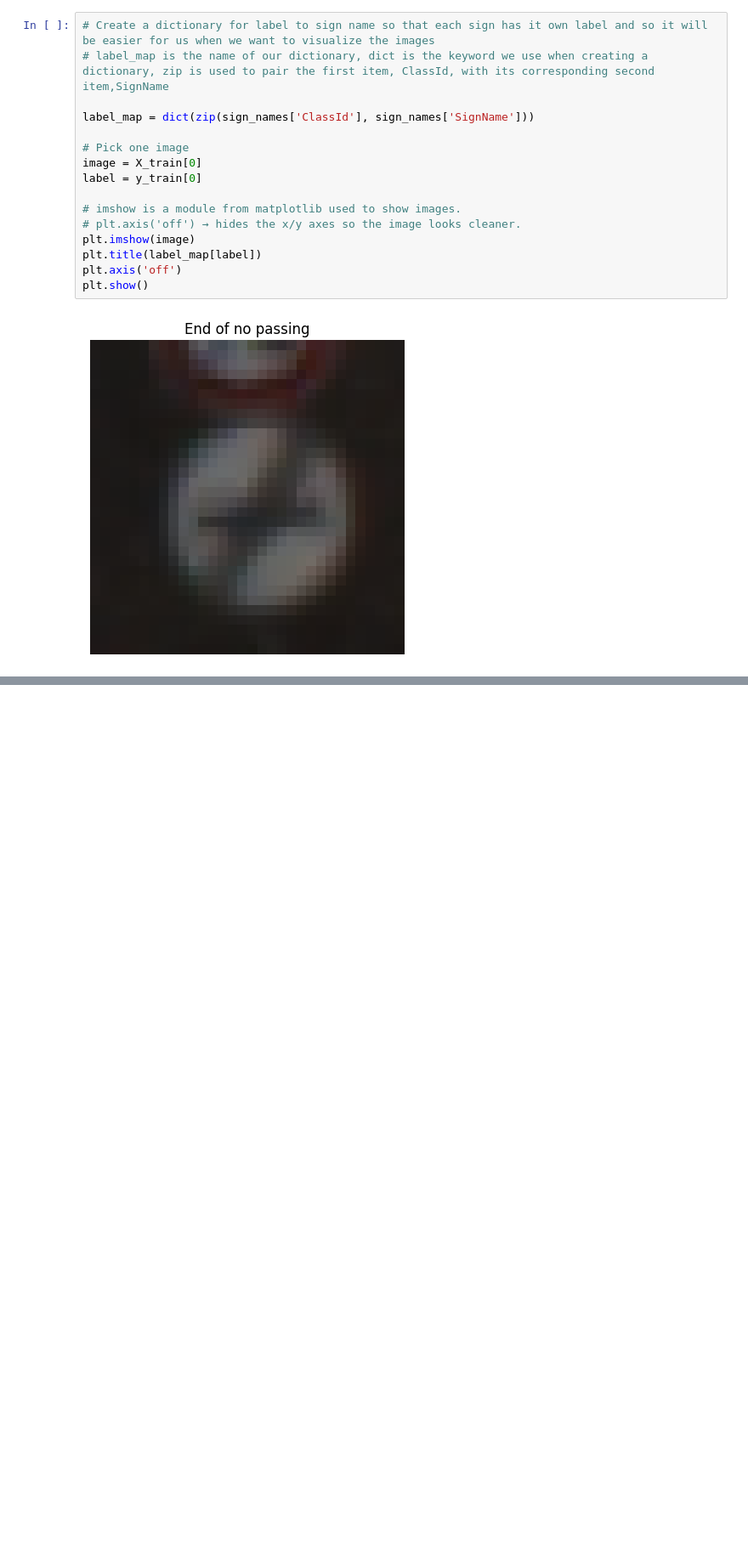
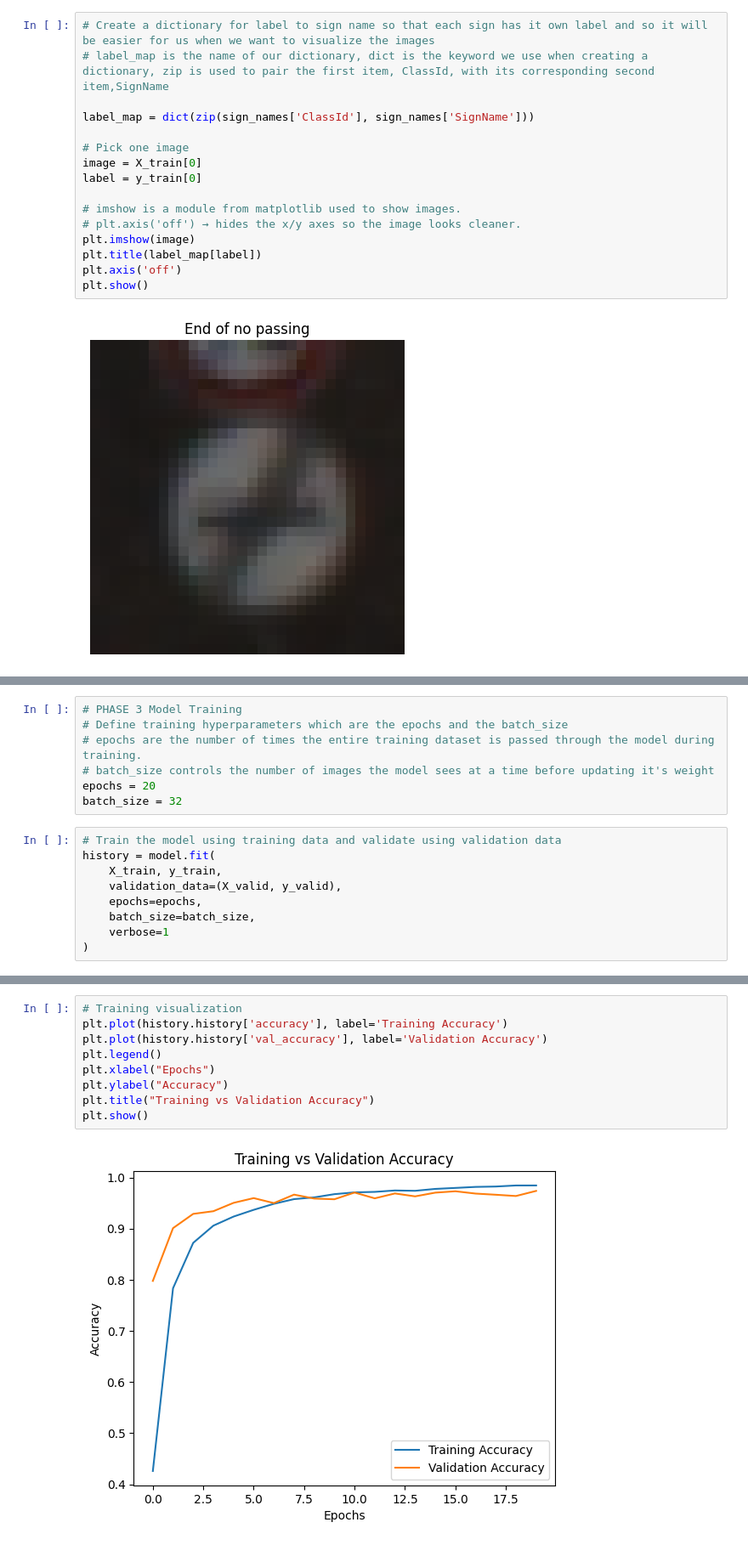
Before and after one commit to merezki-11/Group-8-Capstone-Project, a Jupyter notebook: Phase_1.ipynb, the cells around one changed output, grey strips where cells are left out. Shown at 85% size. Cells and saved outputs as stored; diff of their text form; blank space fills up the shorter version.

Commit message:
Phase 3: Model Training

```diff
--- a/Phase_1.ipynb
+++ b/Phase_1.ipynb
@@ -149,0 +132,16 @@ _________________________________________________________________
+# %%
+# PHASE 3 Model Training
+# Define training hyperparameters which are the epochs and the batch_size
+# epochs are the number of times the entire training dataset is passed through the model during training.
+# batch_size controls the number of images the model sees at a time before updating it's weight
+epochs = 20
+batch_size = 32
+# %%
+# Train the model using training data and validate using validation data
+history = model.fit(
+    X_train, y_train,
+    validation_data=(X_valid, y_valid),
+    epochs=epochs,
+    batch_size=batch_size,
+    verbose=1
+)
@@ -149,0 +166,11 @@ _________________________________________________________________
+# %%
+# Training visualization
+plt.plot(history.history['accuracy'], label='Training Accuracy')
+plt.plot(history.history['val_accuracy'], label='Validation Accuracy')
+plt.legend()
+plt.xlabel("Epochs")
+plt.ylabel("Accuracy")
+plt.title("Training vs Validation Accuracy")
+plt.show()
+# %% [output]
+[figure, added]
```
Also changed, not shown: parts of 7 cells of this notebook.
